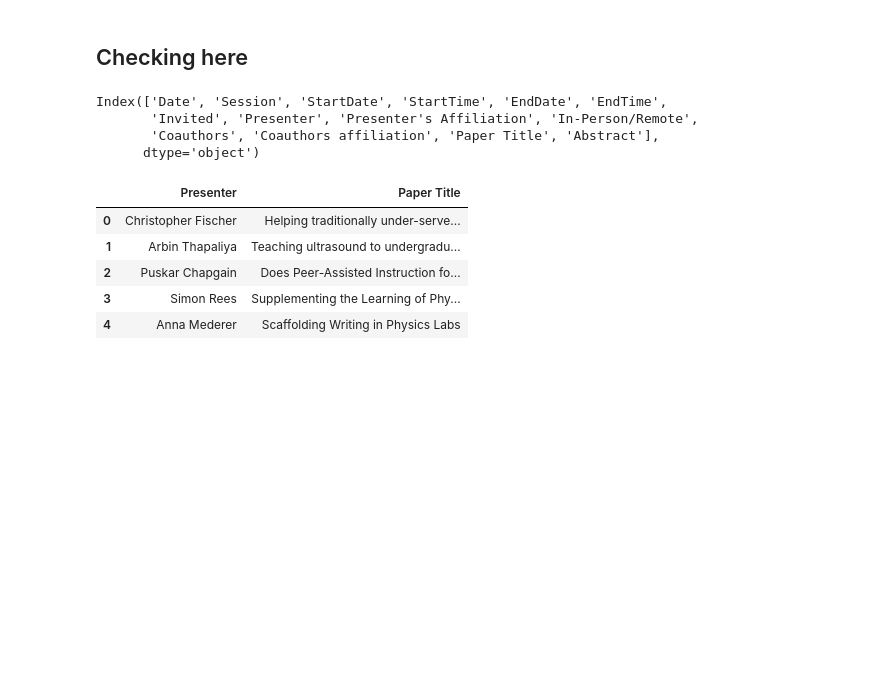
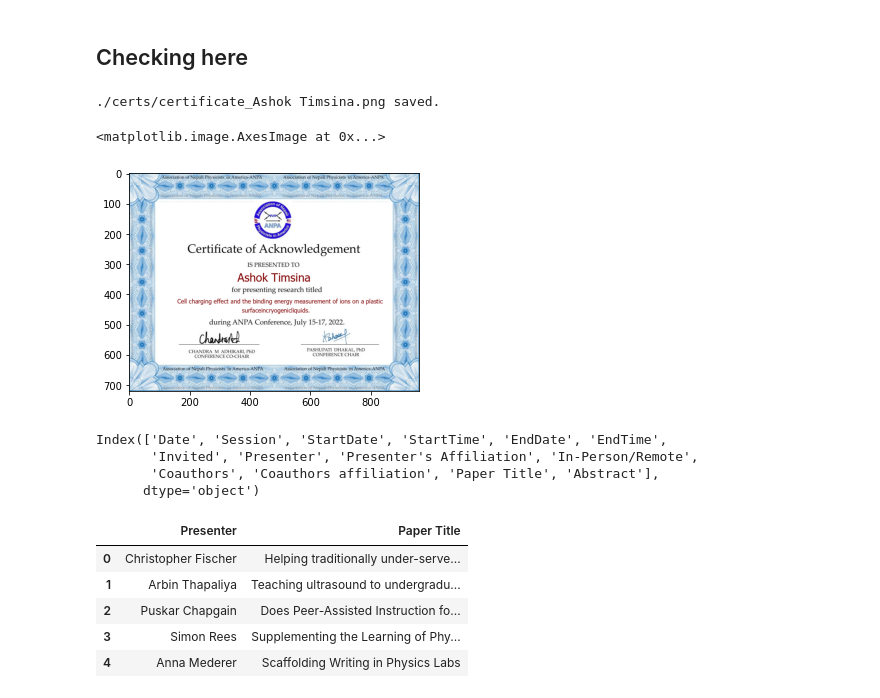
Before and after one commit to anpaschool/AutoCertificate, a Jupyter notebook: generate_certificate.ipynb, the cells around one changed output. Saved outputs shown, nothing was run; the diff lists cells and outputs as text; code cells hidden in the pictures; blank space fills up the shorter version.

```diff
--- a/generate_certificate.ipynb
+++ b/generate_certificate.ipynb
@@ -53,6 +56,7 @@ font2 = ImageFont.truetype('tahoma.ttf',20)
 # import os
 # !dir
 # %%
-path_to_save = "C:\\Users\\plasm\\Downloads\\AutoCertificate-main\\AutoCertificate-main\\certificates\\"
+#path_to_save = "C:\\Users\\plasm\\Downloads\\AutoCertificate-main\\AutoCertificate-main\\certificates\\"
+path_to_save = "./"
 # %%
 # im.save('certificate_' + dummy_list + '.png')
@@ -58,0 +111,27 @@ path_to_save = "C:\\Users\\plasm\\Downloads\\AutoCertificate-main\\AutoCertifica
+# %%
+if len(line2)==0:
+
+    line1_pix = font.getmask(line1).getbbox()[2]
+
+    print (f"line1_pix = {line1_pix}")
+    #location2 = [125, 420]
+    location2 = [2*dim - line1_pix/2, 420]
+    d.text(location2, line1, fill=text_color,font=font2)
+else:
+    #location2 = [135, 400]
+    #location3 = [135, 430]
+    line1_pix = font.getmask(line1).getbbox()[2]
+    line2_pix = font.getmask(line2).getbbox()[2]
+
+    print (f"line1_pix = {line1_pix}")
+    print (f"line2_pix = {line2_pix}")
+    print (f"dim = {dim}")
+    loc2 = dim - line1_pix/4
+    loc3 = dim - line2_pix/4
+    location2 = [loc2 , 410]
+    location3 = [loc3 , 440]
+
+    print (loc2, loc3)
+    d.text(location2, line1, fill=text_color,font=font2)
+    d.text(location3, line2, fill=text_color,font=font2)
+plt.imshow(im)
@@ -59,2 +243,21 @@ path_to_save = "C:\\Users\\plasm\\Downloads\\AutoCertificate-main\\AutoCertifica
+# %%
+#name = "Mr Ganesh Kumar Paudel"
+#title = "abc_cddasdsa daskljadsdklajs_daskljadl nesh Kumar Paudel"#*2
+
+name ='Ashok Timsina'
+title = 'Cell charging effect and the binding energy measurement of ions on a plastic surface in cryogenic liquids. '
+
+create_certificate2(name, title)
+
+path_to_save = "./certs"
+savename = os.path.join(path_to_save, "certificate_"+name+".png")
+
+
+im = Image.open(savename)
+plt.imshow(im)
+# %% [output]
+./certs/certificate_Ashok Timsina.png saved.
+<matplotlib.image.AxesImage at 0x...>
+[figure, added]
 # %%
 def create_certificate(name,title):
```
Also changed, not shown: parts of 14 cells of this notebook.
